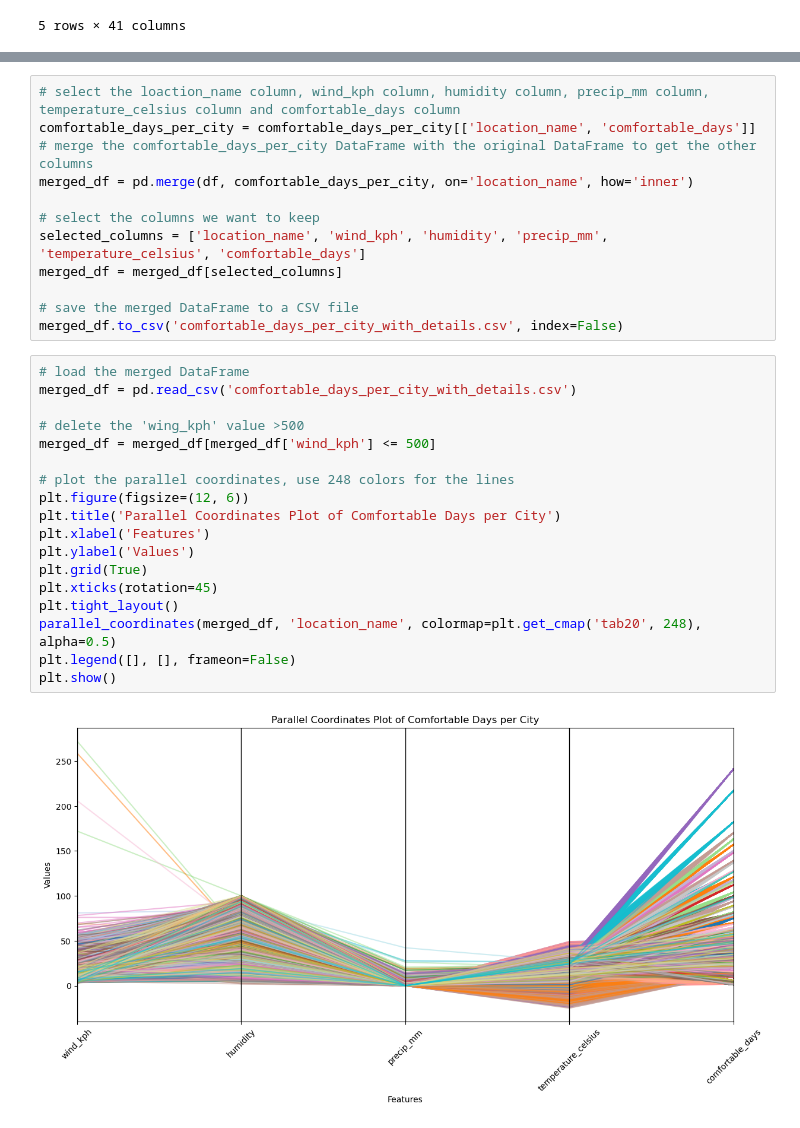
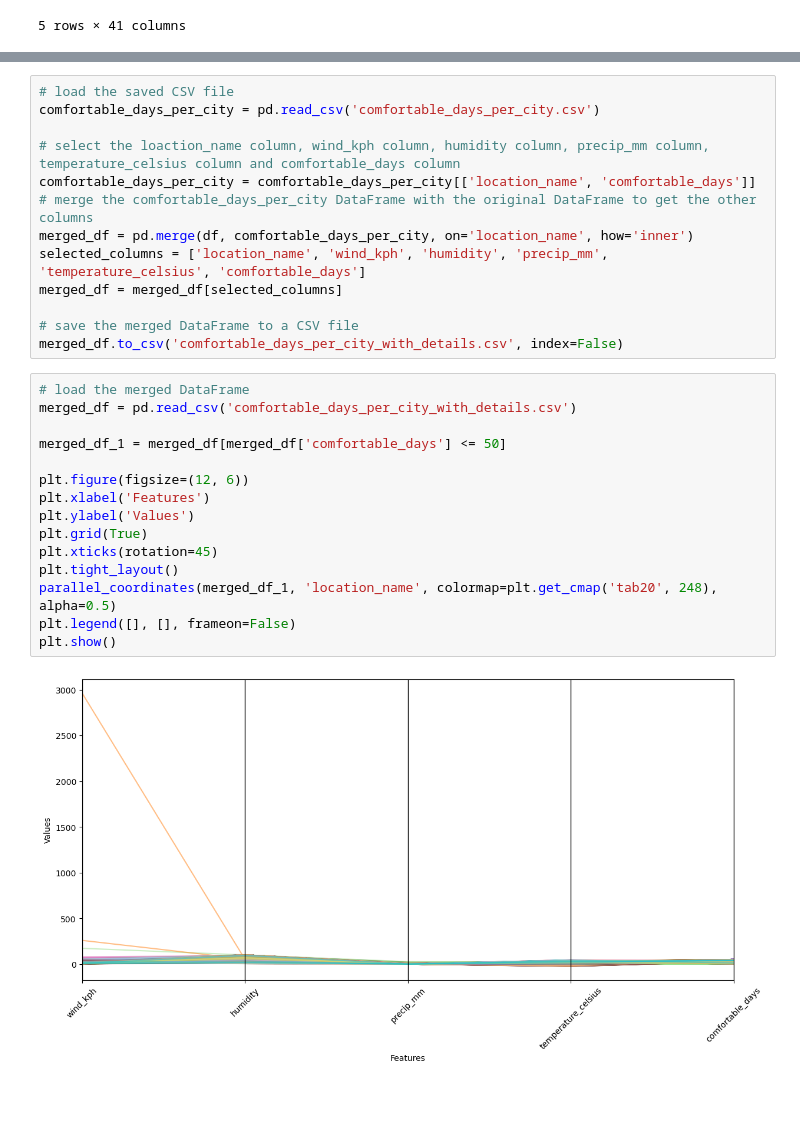
Before and after one commit to sdlss/5048final, a Jupyter notebook: final_v1.ipynb, the cells around one changed output, grey strips where cells are left out. Saved outputs shown, nothing was run; the diff lists cells and outputs as text; blank space fills up the shorter version.

```diff
--- a/final_v1.ipynb
+++ b/final_v1.ipynb
@@ -45,32 +40,30 @@ comfortable_days_per_city.sort_values(by='comfortable_days', ascending=False).to
 # %%
+# load the saved CSV file
+comfortable_days_per_city = pd.read_csv('comfortable_days_per_city.csv')
+
 # select the loaction_name column, wind_kph column, humidity column, precip_mm column, temperature_celsius column and comfortable_days column
 comfortable_days_per_city = comfortable_days_per_city[['location_name', 'comfortable_days']]
 # merge the comfortable_days_per_city DataFrame with the original DataFrame to get the other columns
 merged_df = pd.merge(df, comfortable_days_per_city, on='location_name', how='inner')
-
-# select the columns we want to keep
 selected_columns = ['location_name', 'wind_kph', 'humidity', 'precip_mm', 'temperature_celsius', 'comfortable_days']
 merged_df = merged_df[selected_columns]
 
 # save the merged DataFrame to a CSV file
 merged_df.to_csv('comfortable_days_per_city_with_details.csv', index=False)
-# %%
-# load the merged DataFrame
-merged_df = pd.read_csv('comfortable_days_per_city_with_details.csv')
-
-# delete the 'wing_kph' value >500
-merged_df = merged_df[merged_df['wind_kph'] <= 500]
-
-# plot the parallel coordinates, use 248 colors for the lines
-plt.figure(figsize=(12, 6))
-plt.title('Parallel Coordinates Plot of Comfortable Days per City')
-plt.xlabel('Features')
-plt.ylabel('Values')
-plt.grid(True)
-plt.xticks(rotation=45)
-plt.tight_layout()
-parallel_coordinates(merged_df, 'location_name', colormap=plt.get_cmap('tab20', 248), alpha=0.5)
-plt.legend([], [], frameon=False)
-plt.show()
-# %% [output]
-[figure, removed]
+# %%
+# load the merged DataFrame
+merged_df = pd.read_csv('comfortable_days_per_city_with_details.csv')
+
+merged_df_1 = merged_df[merged_df['comfortable_days'] <= 50]
+
+plt.figure(figsize=(12, 6))
+plt.xlabel('Features')
+plt.ylabel('Values')
+plt.grid(True)
+plt.xticks(rotation=45)
+plt.tight_layout()
+parallel_coordinates(merged_df_1, 'location_name', colormap=plt.get_cmap('tab20', 248), alpha=0.5)
+plt.legend([], [], frameon=False)
+plt.show()
+# %% [output]
+[figure, added]
```
Also changed, not shown: parts of 3 cells of this notebook, 2 other files.
